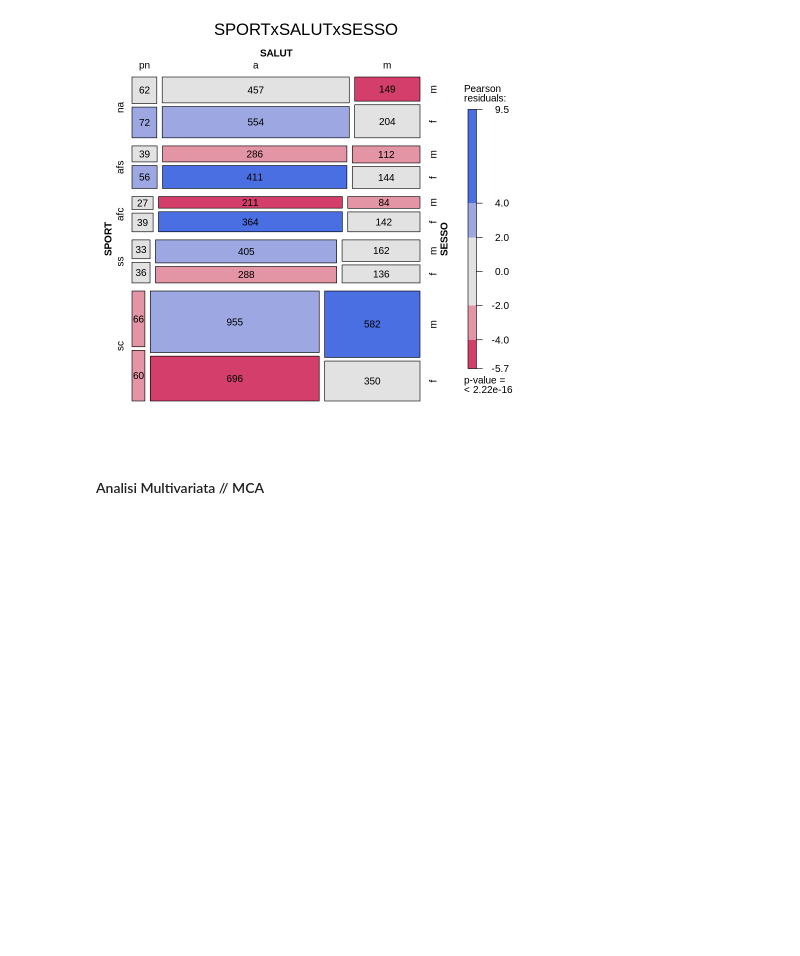
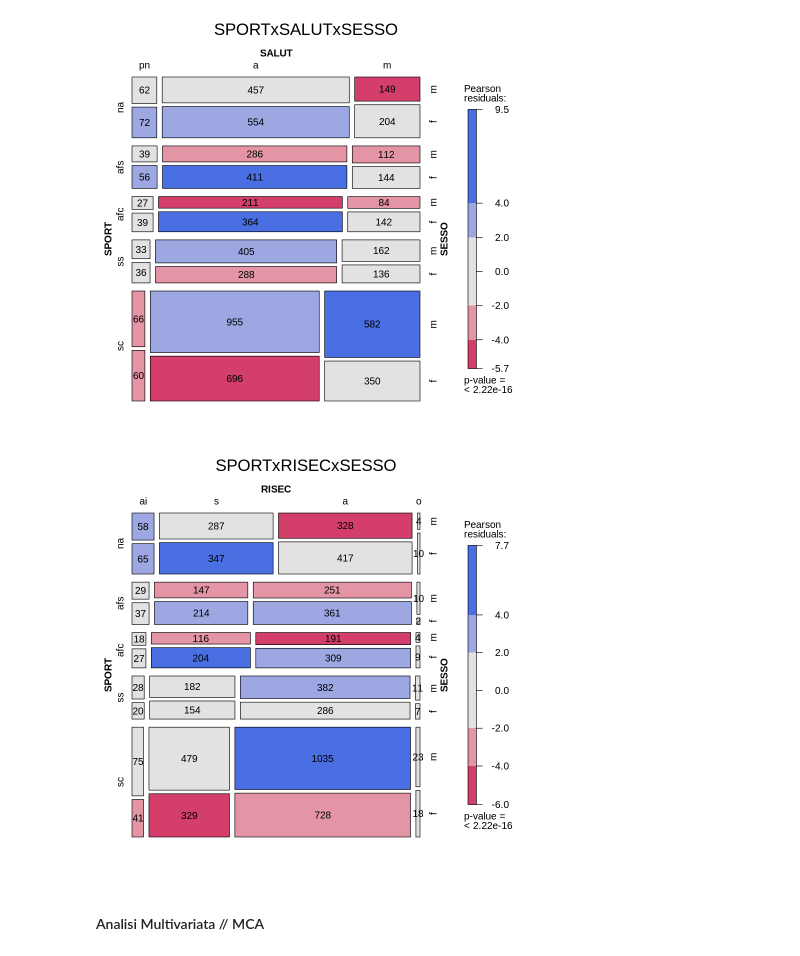
Before and after one commit to bolps/vdm2020, a Jupyter notebook: Progetto_VDM_Sport_e_alimentazione.ipynb, the cells around one changed output. Cells and saved outputs as stored; diff of their text form; code cells hidden in the pictures; blank space fills up the shorter version.

```diff
--- a/Progetto_VDM_Sport_e_alimentazione.ipynb
+++ b/Progetto_VDM_Sport_e_alimentazione.ipynb
@@ -607,6 +667,10 @@ mosaic(~ SPORT + ISTRMi + SESSO, data = AVQ18.sport, main = "SPORTxISTRMixSESSO"
 mosaic(~ SPORT + SALUT + SESSO, data = AVQ18.sport, main = "SPORTxSALUTxSESSO", shade = TRUE, legend = TRUE,abbreviate_labs = T, labeling = labeling_values)
 # %% [output]
 [figure]
+# %%
+mosaic(~ SPORT + RISEC + SESSO, data = AVQ18.sport, main = "SPORTxRISECxSESSO", shade = TRUE, legend = TRUE,abbreviate_labs = T, labeling = labeling_values)
+# %% [output]
+[figure, added]
 # %% [markdown]
 #### Analisi Multivariata // MCA
 # %%
```
Also changed, not shown: parts of 64 cells of this notebook.
